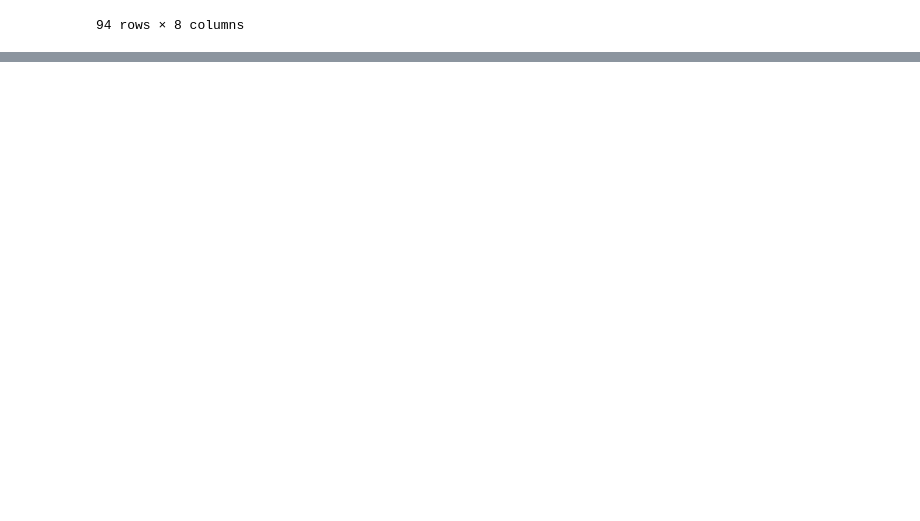
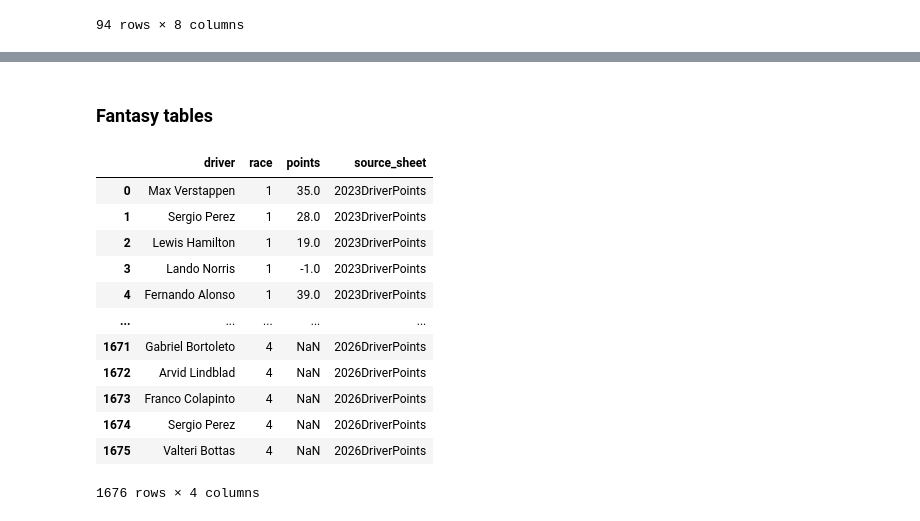
Before and after one commit to jguptil1/F1Fantasy, a Jupyter notebook: src/ingestion/database_testing.ipynb, the cells around one changed output, grey strips where cells are left out. Cells and saved outputs as stored; diff of their text form; code cells hidden in the pictures; blank space fills up the shorter version.

Commit message:
fantasy table pipeline complete

```diff
--- a/src/ingestion/database_testing.ipynb
+++ b/src/ingestion/database_testing.ipynb
@@ -339,0 +365,26 @@ staged_meetings
+# %% [markdown]
+### Fantasy tables
+# %%
+def read_raw_driver_points():
+    with duckdb.connect(DATABASE_PATH, read_only=True) as con:
+        result = con.execute("SELECT * FROM raw_driver_points_table").df()
+
+    return result
+
+
+raw_driver_points = read_raw_driver_points()
+raw_driver_points
+# %% [output]
+|  | driver | race | points | source_sheet |
+| 0 | Max Verstappen | 1 | 35.0 | 2023DriverPoints |
+| 1 | Sergio Perez | 1 | 28.0 | 2023DriverPoints |
+| 2 | Lewis Hamilton | 1 | 19.0 | 2023DriverPoints |
+| 3 | Lando Norris | 1 | -1.0 | 2023DriverPoints |
+| 4 | Fernando Alonso | 1 | 39.0 | 2023DriverPoints |
+| ... | ... | ... | ... | ... |
+| 1671 | Gabriel Bortoleto | 4 | NaN | 2026DriverPoints |
+| 1672 | Arvid Lindblad | 4 | NaN | 2026DriverPoints |
+| 1673 | Franco Colapinto | 4 | NaN | 2026DriverPoints |
+| 1674 | Sergio Perez | 4 | NaN | 2026DriverPoints |
+| 1675 | Valteri Bottas | 4 | NaN | 2026DriverPoints |
+1676 rows × 4 columns
```
Also changed, not shown: parts of 9 cells of this notebook, 4 other files.
